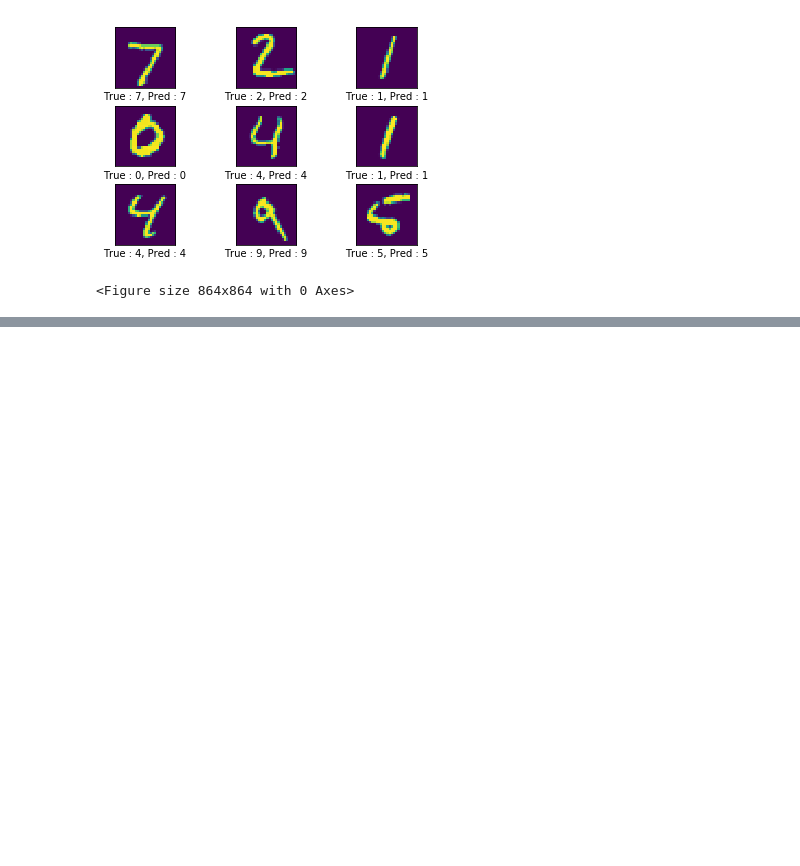
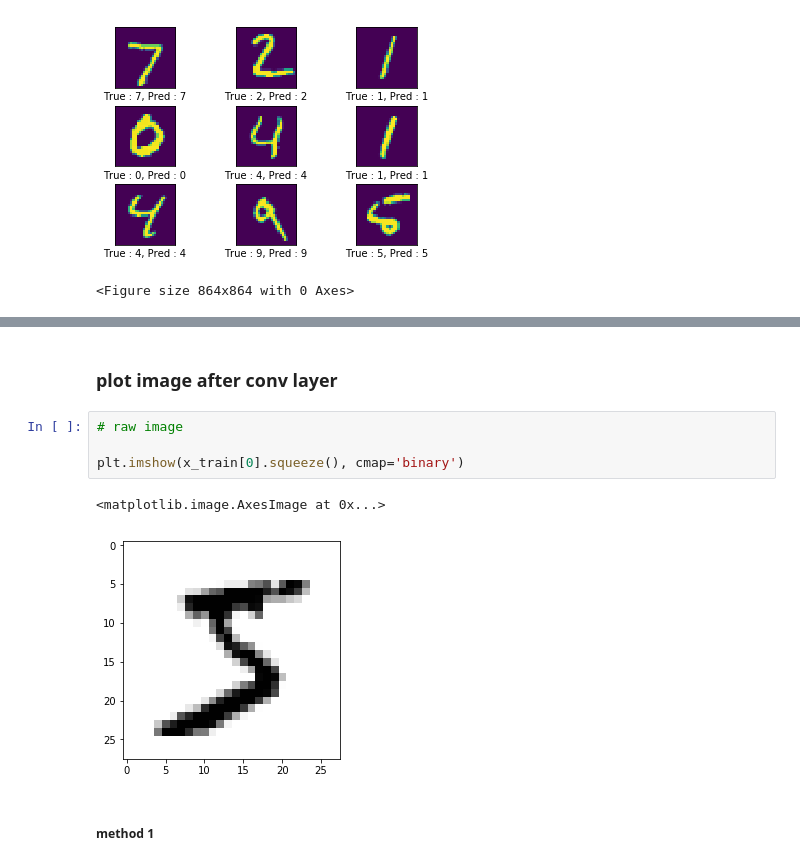
Before and after one commit to sunnyswag/ml_dl_assignments, a Jupyter notebook: assignment_5/assignment_5.ipynb, the cells around one changed output, grey strips where cells are left out. Saved outputs shown, nothing was run; the diff lists cells and outputs as text; blank space fills up the shorter version.

```diff
--- a/assignment_5/assignment_5.ipynb
+++ b/assignment_5/assignment_5.ipynb
@@ -269,0 +341,11 @@ plot_images(x_test[:9],
+# %% [markdown]
+### plot image after conv layer
+# %%
+# raw image
+
+plt.imshow(x_train[0].squeeze(), cmap='binary')
+# %% [output]
+<matplotlib.image.AxesImage at 0x...>
+[figure, added]
+# %% [markdown]
+##### method 1
```
Also changed, not shown: parts of 21 cells of this notebook, 2 other files.
